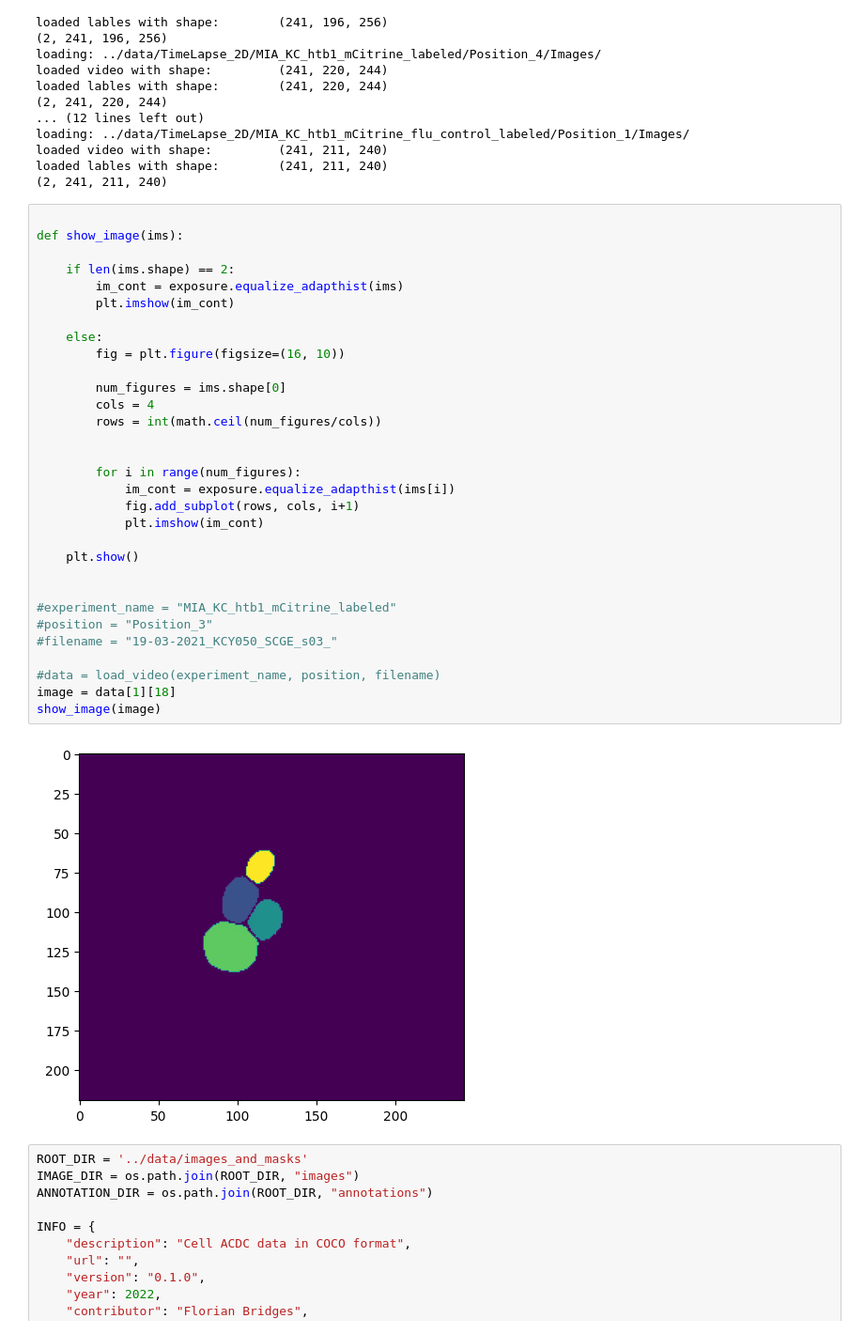
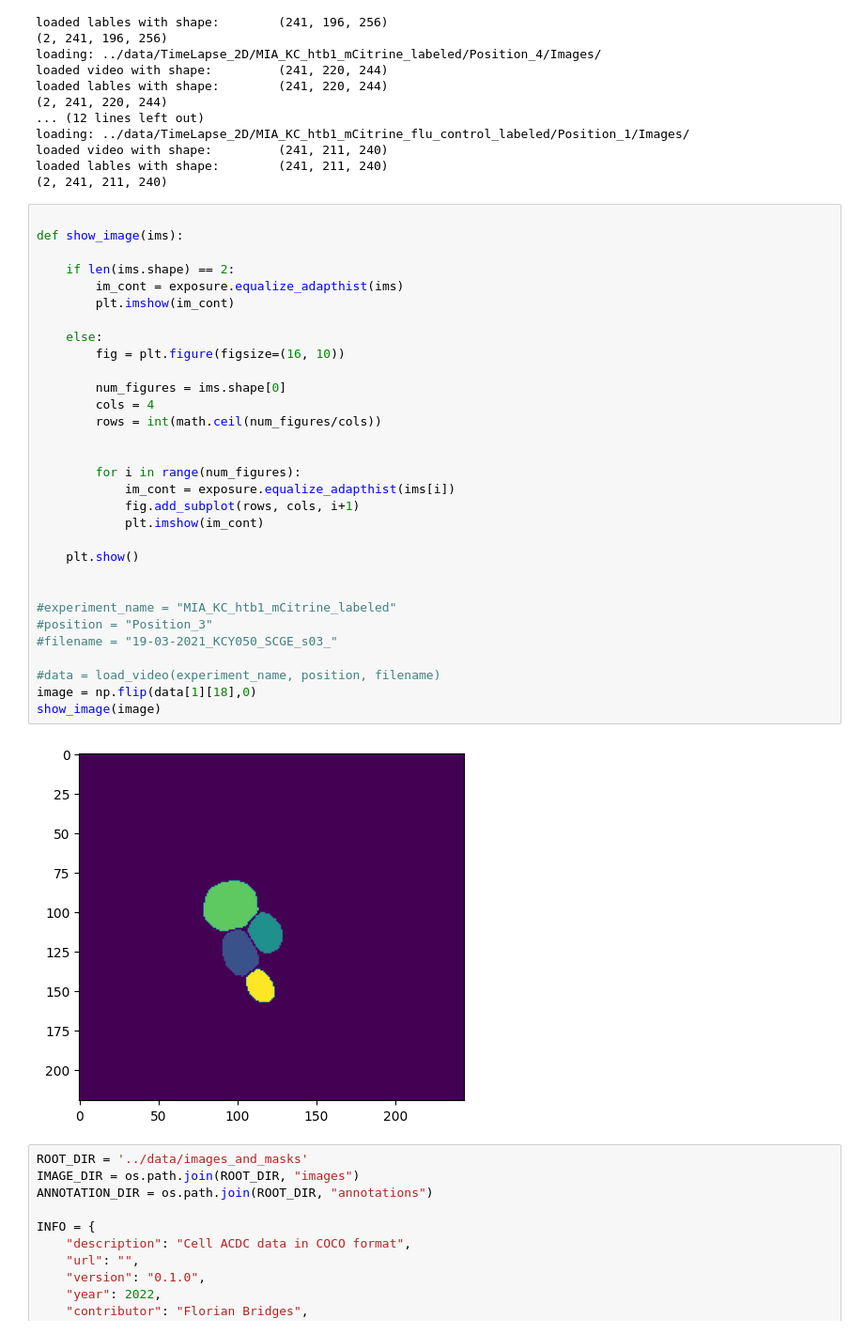
Before and after one commit to SchmollerLab/activeInstanceSegment, a Jupyter notebook: src/dataloader/data_preprocessing.ipynb, the cells around one changed output. Shown at 94% size. Cells and saved outputs as stored; diff of their text form.

```diff
--- a/src/dataloader/data_preprocessing.ipynb
+++ b/src/dataloader/data_preprocessing.ipynb
@@ -128,35 +128,35 @@ loaded lables with shape:        (241, 211, 240)
 
 def show_image(ims):
 
     if len(ims.shape) == 2:
         im_cont = exposure.equalize_adapthist(ims)
         plt.imshow(im_cont)
 
     else:
         fig = plt.figure(figsize=(16, 10))
 
         num_figures = ims.shape[0]
         cols = 4
         rows = int(math.ceil(num_figures/cols))
 
 
         for i in range(num_figures):
             im_cont = exposure.equalize_adapthist(ims[i])
             fig.add_subplot(rows, cols, i+1)
             plt.imshow(im_cont)
 
     plt.show()
 
 
 #experiment_name = "MIA_KC_htb1_mCitrine_labeled"
 #position = "Position_3"
 #filename = "19-03-2021_KCY050_SCGE_s03_"
 
 #data = load_video(experiment_name, position, filename)
-image = data[1][18]
+image = np.flip(data[1][18],0)
 show_image(image)
 # %% [output]
-[figure, old version]
+[figure, new version]
 # %%
 ROOT_DIR = '../data/images_and_masks'
 IMAGE_DIR = os.path.join(ROOT_DIR, "images")
```
Also changed, not shown: 4 other files.
